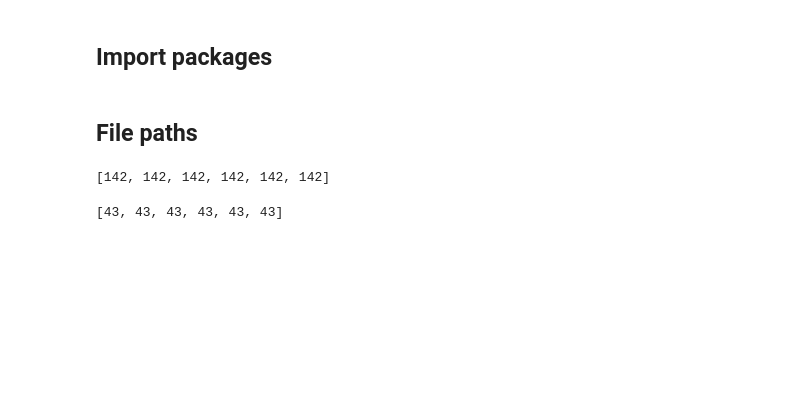
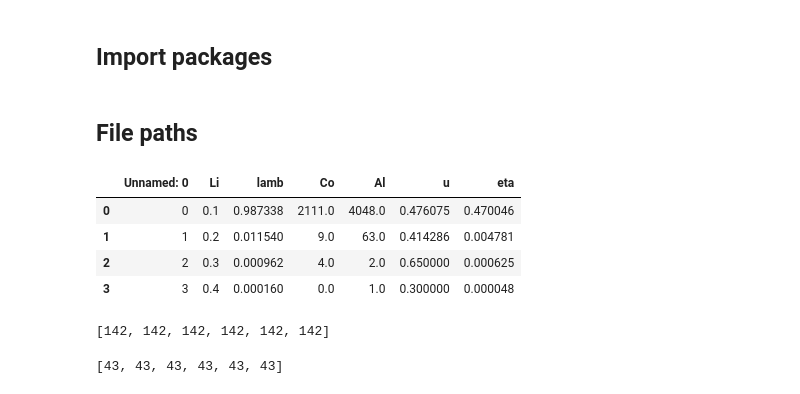
Before and after one commit to fagan2888/UZStats, a Jupyter notebook: CME_Tick_Changes.ipynb, the cells around one changed output. Saved outputs shown, nothing was run; the diff lists cells and outputs as text; code cells hidden in the pictures; blank space fills up the shorter version.

```diff
--- a/CME_Tick_Changes.ipynb
+++ b/CME_Tick_Changes.ipynb
@@ -30,3 +28,15 @@ PATHPROJ = '/Users/marcoscscarreira/Documents/X/CME project/CME_data/'
+# %%
+URL_ROOT = 'https://raw.githubusercontent.com/MarcosCarreira/UZStats/master/CME_data/'
+# %%
+URL = URL_ROOT+'EUR/prior/6EU5_20150821_CAticks.csv'
+# %%
+pd.read_csv(URL)
+# %% [output]
+|  | Unnamed: 0 | Li | lamb | Co | Al | u | eta |
+| 0 | 0 | 0.1 | 0.987338 | 2111.0 | 4048.0 | 0.476075 | 0.470046 |
+| 1 | 1 | 0.2 | 0.011540 | 9.0 | 63.0 | 0.414286 | 0.004781 |
+| 2 | 2 | 0.3 | 0.000962 | 4.0 | 2.0 | 0.650000 | 0.000625 |
+| 3 | 3 | 0.4 | 0.000160 | 0.0 | 1.0 | 0.300000 | 0.000048 |
 # %%
 PATH_EUR_BEFORE = PATHPROJ+'EUR/prior/'
 PATH_EUR_AFTER = PATHPROJ+'EUR/after/'
```
Also changed, not shown: parts of 1 cell of this notebook.
